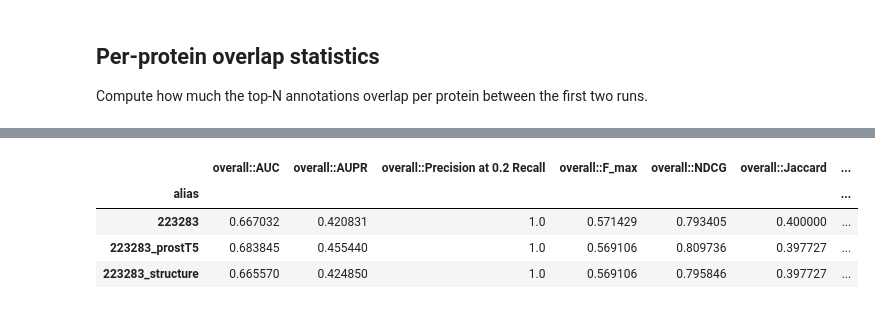
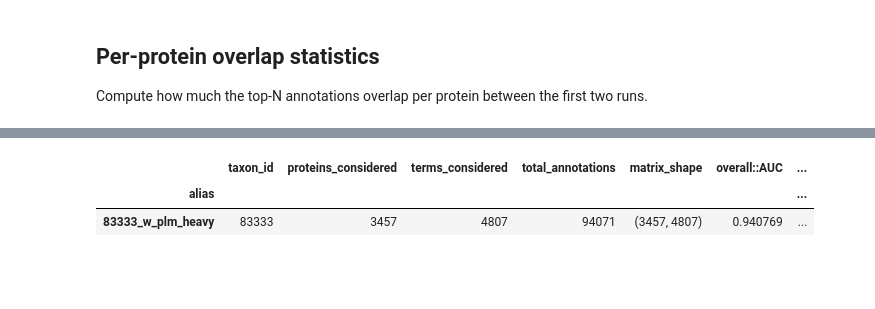
Before and after one commit to Mbaez97/S2F, a Jupyter notebook: notebooks/performance_analysis.ipynb, the cells around one changed output, grey strips where cells are left out. Drawn from its saved outputs; the diff is of its cells as text; code cells hidden in the pictures; blank space fills up the shorter version.

```diff
--- a/notebooks/performance_analysis.ipynb
+++ b/notebooks/performance_analysis.ipynb
@@ -29,11 +29,12 @@ if not hasattr(np, 'int'):
 if not hasattr(np, 'bool'):
     np.bool = bool  # type: ignore[attr-defined]
 
-CONFIG_PATH = Path('s2f.conf')
+CONFIG_PATH = Path('../s2f.conf')
 config = configparser.ConfigParser()
 if not CONFIG_PATH.exists():
     raise FileNotFoundError(f'Configuration file not found: {CONFIG_PATH.resolve()}. Update CONFIG_PATH to match your setup.')
 config.read(CONFIG_PATH)
+PROJECT_ROOT = CONFIG_PATH.resolve().parent
 
 BASE_OUTPUT = Path(config['directories']['installation_directory']).expanduser() / 'output'
 if not BASE_OUTPUT.exists():
@@ -43,7 +44,7 @@ FILTERED_GOA_PATH = Path(config.get('databases', 'filtered_goa', fallback='filte
 if not FILTERED_GOA_PATH.exists():
     raise FileNotFoundError(f'Filtered GOA file not found: {FILTERED_GOA_PATH}. Update FILTERED_GOA_PATH below if your data lives elsewhere.')
 
-DEFAULT_OBO_PATH = Path('go.obo').resolve()
+DEFAULT_OBO_PATH = PROJECT_ROOT / 'go.obo'
 if not DEFAULT_OBO_PATH.exists():
     raise FileNotFoundError(f'GO ontology file not found: {DEFAULT_OBO_PATH}. Update DEFAULT_OBO_PATH to point at your go.obo file.')
 
@@ -171,7 +232,9 @@ top_predictions.head()
 
 The cell below contrasts the first two aliases in `RUNS_TO_COMPARE`. Edit `BASELINE` and `VARIANT` if you prefer a different pair.
 # %%
-if len(RUNS_TO_COMPARE) >= 2:
+if top_predictions.empty:
+    print('Load predictions for exploration before computing pairwise deltas.')
+elif len(RUNS_TO_COMPARE) >= 2:
     BASELINE, VARIANT = RUNS_TO_COMPARE[0], RUNS_TO_COMPARE[1]
 
     baseline_top = (
@@ -223,7 +284,9 @@ else:
 
 Compute how much the top-N annotations overlap per protein between the first two runs.
 # %%
-if len(RUNS_TO_COMPARE) >= 2:
+if top_predictions.empty:
+    print('Load predictions for exploration before computing overlap statistics.')
+elif len(RUNS_TO_COMPARE) >= 2:
     BASELINE, VARIANT = RUNS_TO_COMPARE[0], RUNS_TO_COMPARE[1]
     overlaps = []
 
@@ -244,9 +307,10 @@ if len(RUNS_TO_COMPARE) >= 2:
             'jaccard': len(shared) / len(union)
         })
 
-    overlap_df = pd.DataFrame(overlaps)
+    overlap_df = pd.DataFrame(overlaps, columns=['protein_id', 'shared', 'union', 'jaccard'])
     print(f'Computed overlaps for {len(overlap_df)} proteins present in both runs.')
-    overlap_df.sort_values('jaccard', ascending=False).head(20)
+    if not overlap_df.empty:
+        display(overlap_df.sort_values('jaccard', ascending=False).head(20))
 else:
     print('Add at least two aliases to RUNS_TO_COMPARE to evaluate overlap.')
 # %% [markdown]
@@ -542,32 +659,53 @@ def flatten_metrics(nested_metrics):
                 flat[label] = float(arr)
     return flat
 # %%
-EVALUATION_RESULTS = {}
-EVALUATION_CONTEXT = {}
-EVALUATION_SUMMARY = []
-EVALUATION_ERRORS = []
+EVALUATION_ALIASES = RUNS_TO_COMPARE  # accepts one alias string or a list of aliases
 
-for alias in RUNS_TO_COMPARE:
-    cfg = GROUND_TRUTH_CONFIG.get(alias)
-    if cfg is None:
-        print(f'Skipping {alias}: no ground truth configuration available.')
-        continue
-    try:
-        metrics, context = evaluate_alias(alias, predictions_df, cfg)
-    except Exception as exc:
-        print(f'{alias}: {exc}')
-        EVALUATION_ERRORS.append({'alias': alias, 'error': str(exc)})
-        continue
 
-    EVALUATION_RESULTS[alias] = metrics
-    EVALUATION_CONTEXT[alias] = context
+def evaluate_aliases(aliases, ground_truth_config=GROUND_TRUTH_CONFIG, base_path: Path = BASE_OUTPUT):
+    evaluation_results = {}
+    evaluation_context = {}
+    summary_rows = []
+    error_rows = []
 
-    flattened = flatten_metrics(metrics)
-    row = {'alias': alias, **flattened}
-    EVALUATION_SUMMARY.append(row)
+    for alias in normalize_aliases(aliases):
+        cfg = ground_truth_config.get(alias)
+        if cfg is None:
+            message = 'No ground truth configuration available.'
+            print(f'Skipping {alias}: {message}')
+            error_rows.append({'alias': alias, 'error': message})
+            continue
 
-if EVALUATION_SUMMARY:
-    display(pd.DataFrame(EVALUATION_SUMMARY).set_index('alias'))
+        try:
+            metrics, context = evaluate_alias(alias, cfg, base_path=base_path)
+        except Exception as exc:
+            print(f'{alias}: {exc}')
+            error_rows.append({'alias': alias, 'error': str(exc)})
+            continue
+
+        evaluation_results[alias] = metrics
+        evaluation_context[alias] = context
+        summary_rows.append({'alias': alias, **context, **flatten_metrics(metrics)})
+        print(f'Evaluated {alias}.')
+
+    summary = pd.DataFrame(summary_rows)
+    if not summary.empty:
+        summary = summary.set_index('alias').sort_index()
+
+    errors = pd.DataFrame(error_rows)
+    if not errors.empty:
+        errors = errors.set_index('alias')
+
+    return evaluation_results, evaluation_context, summary, errors
+
+
+EVALUATION_RESULTS, EVALUATION_CONTEXT, EVALUATION_SUMMARY, EVALUATION_ERRORS = evaluate_aliases(EVALUATION_ALIASES)
+
+if not EVALUATION_SUMMARY.empty:
+    display(EVALUATION_SUMMARY)
 else:
     print('No successful evaluations were recorded.')
+
+if not EVALUATION_ERRORS.empty:
+    display(EVALUATION_ERRORS)
 # %% [output]
@@ -574,6 +713,4 @@ else:
-|  | overall::AUC | overall::AUPR | overall::Precision at 0.2 Recall | overall::F_max | overall::NDCG | overall::Jaccard | ... |
+|  | taxon_id | proteins_considered | terms_considered | total_annotations | matrix_shape | overall::AUC | ... |
 | alias |  |  |  |  |  |  | ... |
-| 223283 | 0.667032 | 0.420831 | 1.0 | 0.571429 | 0.793405 | 0.400000 | ... |
-| 223283_prostT5 | 0.683845 | 0.455440 | 1.0 | 0.569106 | 0.809736 | 0.397727 | ... |
-| 223283_structure | 0.665570 | 0.424850 | 1.0 | 0.569106 | 0.795846 | 0.397727 | ... |
+| 83333_w_plm_heavy | 83333 | 3457 | 4807 | 94071 | (3457, 4807) | 0.940769 | ... |
 # %%
```
Also changed, not shown: parts of 20 cells of this notebook, 21 other files.
